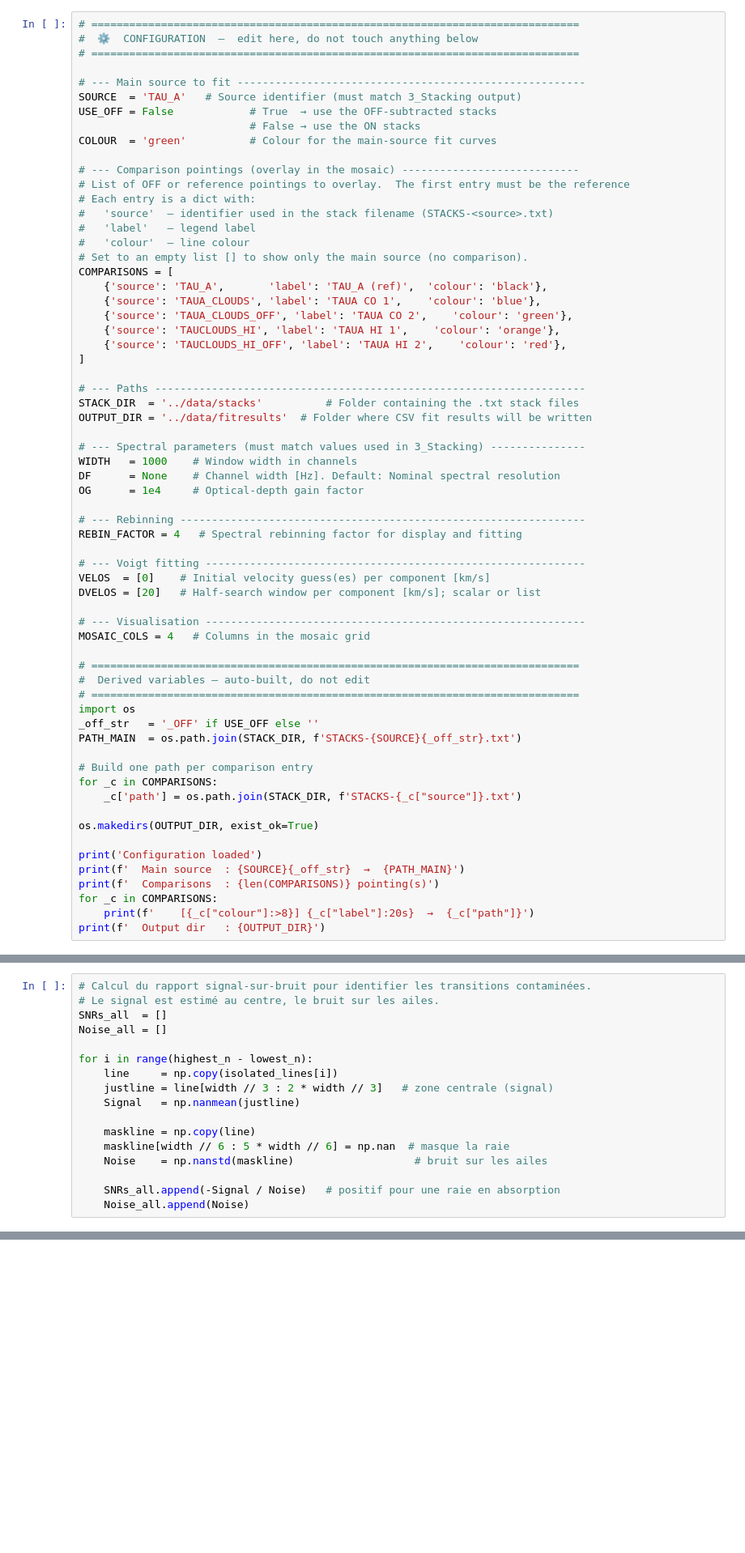
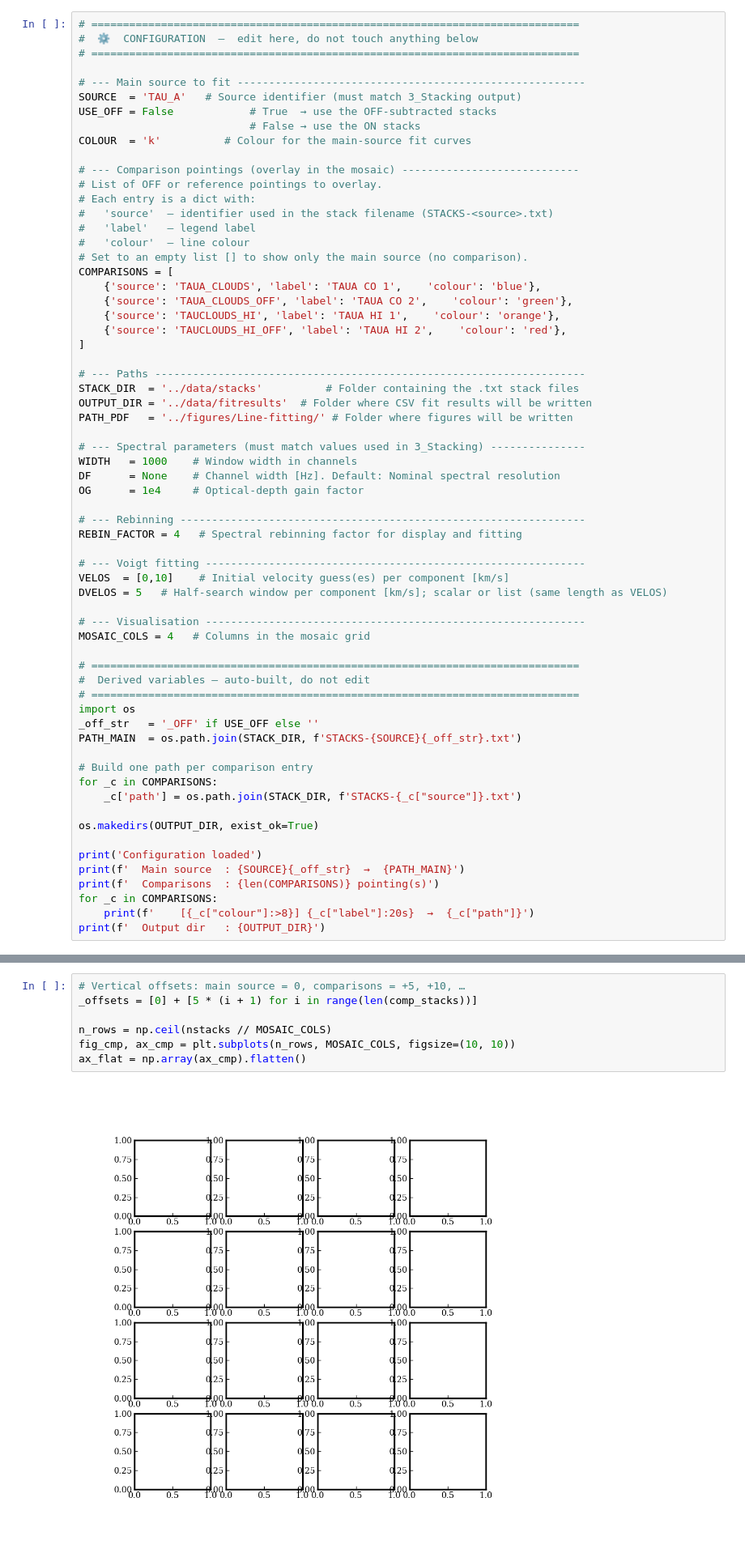
Before and after one commit to LucieCros/rrl-ism-analysis, a Jupyter notebook: notebooks/4_Line-fitting.ipynb, the cells around one changed output, grey strips where cells are left out. Shown at 81% size. Cells and saved outputs as stored; diff of their text form; blank space fills up the shorter version.

Commit message:
Line fitting complete

```diff
--- a/notebooks/4_Line-fitting.ipynb
+++ b/notebooks/4_Line-fitting.ipynb
@@ -93,17 +93,16 @@ COMPARISONS = []
 SOURCE  = 'TAU_A'   # Source identifier (must match 3_Stacking output)
 USE_OFF = False            # True  → use the OFF-subtracted stacks
                            # False → use the ON stacks
-COLOUR  = 'green'          # Colour for the main-source fit curves
+COLOUR  = 'k'          # Colour for the main-source fit curves
 
 # --- Comparison pointings (overlay in the mosaic) ----------------------------
-# List of OFF or reference pointings to overlay.  The first entry must be the reference
+# List of OFF or reference pointings to overlay.
 # Each entry is a dict with:
 #   'source'  — identifier used in the stack filename (STACKS-<source>.txt)
 #   'label'   — legend label
 #   'colour'  — line colour
 # Set to an empty list [] to show only the main source (no comparison).
 COMPARISONS = [
-    {'source': 'TAU_A',       'label': 'TAU_A (ref)',  'colour': 'black'},
     {'source': 'TAUA_CLOUDS', 'label': 'TAUA CO 1',    'colour': 'blue'},
     {'source': 'TAUA_CLOUDS_OFF', 'label': 'TAUA CO 2',    'colour': 'green'},
     {'source': 'TAUCLOUDS_HI', 'label': 'TAUA HI 1',    'colour': 'orange'},
@@ -113,6 +112,7 @@ COMPARISONS = [
 # --- Paths --------------------------------------------------------------------
 STACK_DIR  = '../data/stacks'          # Folder containing the .txt stack files
 OUTPUT_DIR = '../data/fitresults'  # Folder where CSV fit results will be written
+PATH_PDF   = '../figures/Line-fitting/' # Folder where figures will be written
 
 # --- Spectral parameters (must match values used in 3_Stacking) ---------------
 WIDTH   = 1000    # Window width in channels
@@ -123,8 +123,8 @@ OG      = 1e4     # Optical-depth gain factor
 REBIN_FACTOR = 4   # Spectral rebinning factor for display and fitting
 
 # --- Voigt fitting ------------------------------------------------------------
-VELOS  = [0]    # Initial velocity guess(es) per component [km/s]
-DVELOS = [20]   # Half-search window per component [km/s]; scalar or list
+VELOS  = [0,10]    # Initial velocity guess(es) per component [km/s]
+DVELOS = 5   # Half-search window per component [km/s]; scalar or list (same length as VELOS)
 
 # --- Visualisation ------------------------------------------------------------
 MOSAIC_COLS = 4   # Columns in the mosaic grid
@@ -530,17 +197,0 @@ isolated_lines_tot   = np.copy(isolated_lines)
-# %%
-# Calcul du rapport signal-sur-bruit pour identifier les transitions contaminées.
-# Le signal est estimé au centre, le bruit sur les ailes.
-SNRs_all  = []
-Noise_all = []
-
-for i in range(highest_n - lowest_n):
-    line     = np.copy(isolated_lines[i])
-    justline = line[width // 3 : 2 * width // 3]   # zone centrale (signal)
-    Signal   = np.nanmean(justline)
-
-    maskline = np.copy(line)
-    maskline[width // 6 : 5 * width // 6] = np.nan  # masque la raie
-    Noise    = np.nanstd(maskline)                   # bruit sur les ailes
-
-    SNRs_all.append(-Signal / Noise)   # positif pour une raie en absorption
-    Noise_all.append(Noise)
@@ -995,0 +272,9 @@ for kv in range(len(velos)):
+# %%
+# Vertical offsets: main source = 0, comparisons = +5, +10, …
+_offsets = [0] + [5 * (i + 1) for i in range(len(comp_stacks))]
+
+n_rows = np.ceil(nstacks // MOSAIC_COLS)
+fig_cmp, ax_cmp = plt.subplots(n_rows, MOSAIC_COLS, figsize=(10, 10))
+ax_flat = np.array(ax_cmp).flatten()
+# %% [output]
+[figure, added]
```
Also changed, not shown: parts of 52 cells of this notebook, 3 other files.
